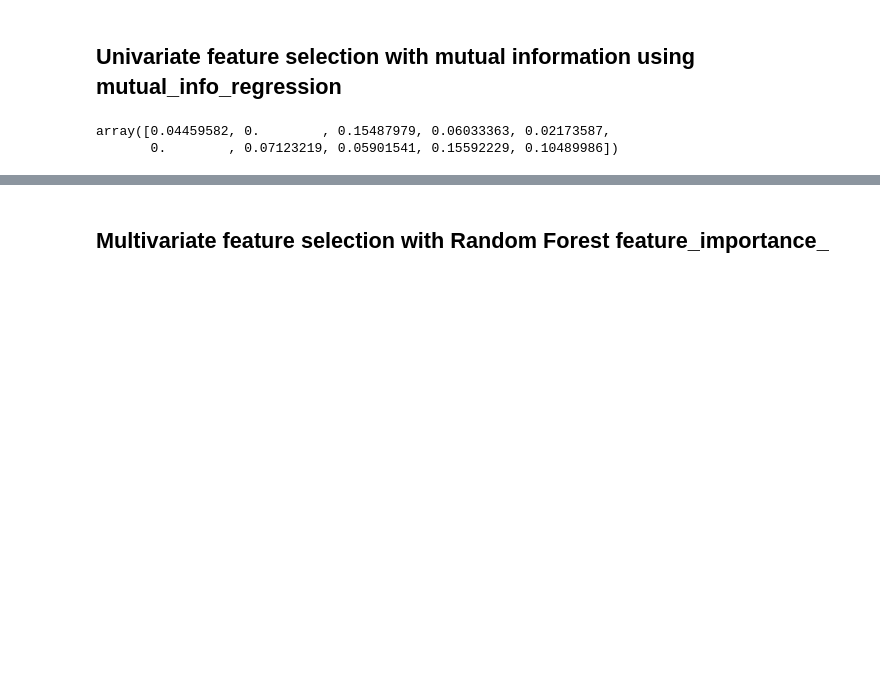
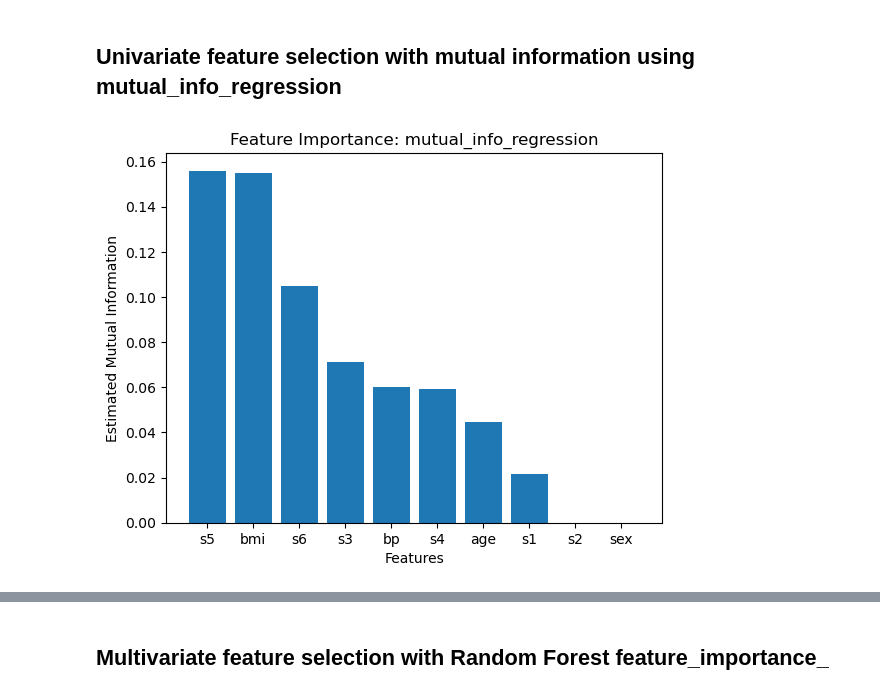
Before and after one commit to lau-allen/feature-selection-comparison, a Jupyter notebook: dsei2100s23hw4p3-feature-selection.ipynb, the cells around one changed output, grey strips where cells are left out. Saved outputs shown, nothing was run; the diff lists cells and outputs as text; code cells hidden in the pictures; blank space fills up the shorter version.

Commit message:
mutual info regressor

```diff
--- a/dsei2100s23hw4p3-feature-selection.ipynb
+++ b/dsei2100s23hw4p3-feature-selection.ipynb
@@ -169,11 +170,12 @@ s6 : 0.405
 # %%
 # Use mutual_info_regression to get the feature importance, sort by the absolute value
 # but show the signed value on y and label on x by variable name
 # Should be a bar graph
 mutual_info_reg = mutual_info_regression(X_train, y_train, random_state=seed)
-mutual_info_reg
+plot_importance(mutual_info_reg, data.feature_names,
+                'Feature Importance: mutual_info_regression',
+                'Estimated Mutual Information');
 # %% [output]
-array([0.04459582, 0.        , 0.15487979, 0.06033363, 0.02173587,
-       0.        , 0.07123219, 0.05901541, 0.15592229, 0.10489986])
+[figure, added]
 # %%
 # What are the top 5 features according to mutual_info_regression?
```
Also changed, not shown: parts of 8 cells of this notebook.
